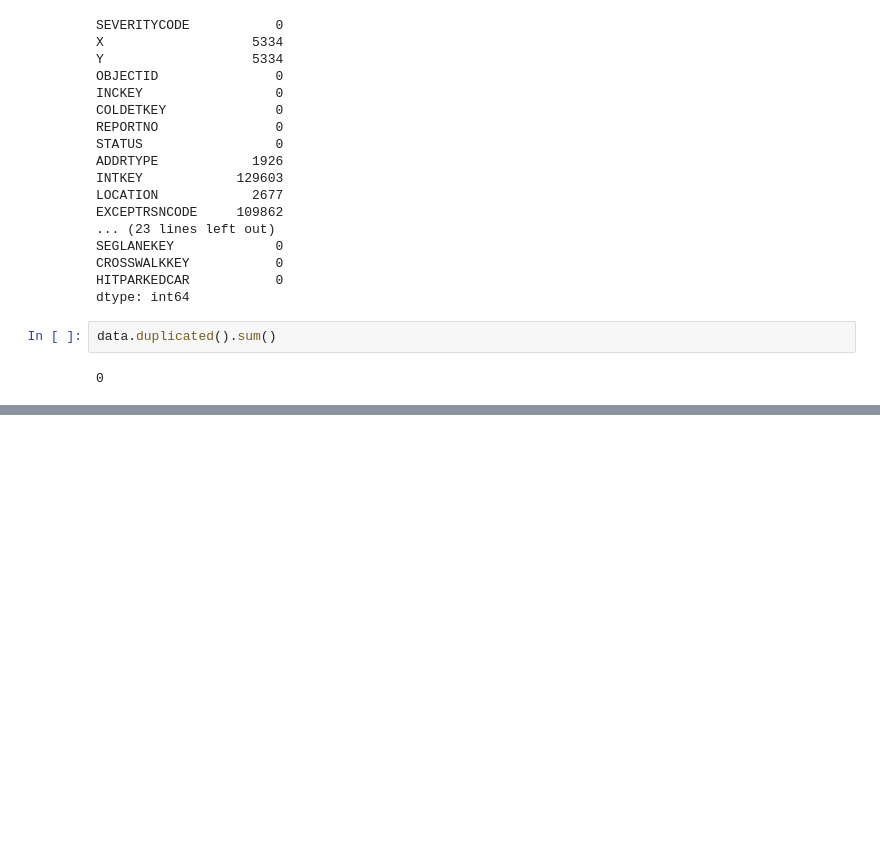
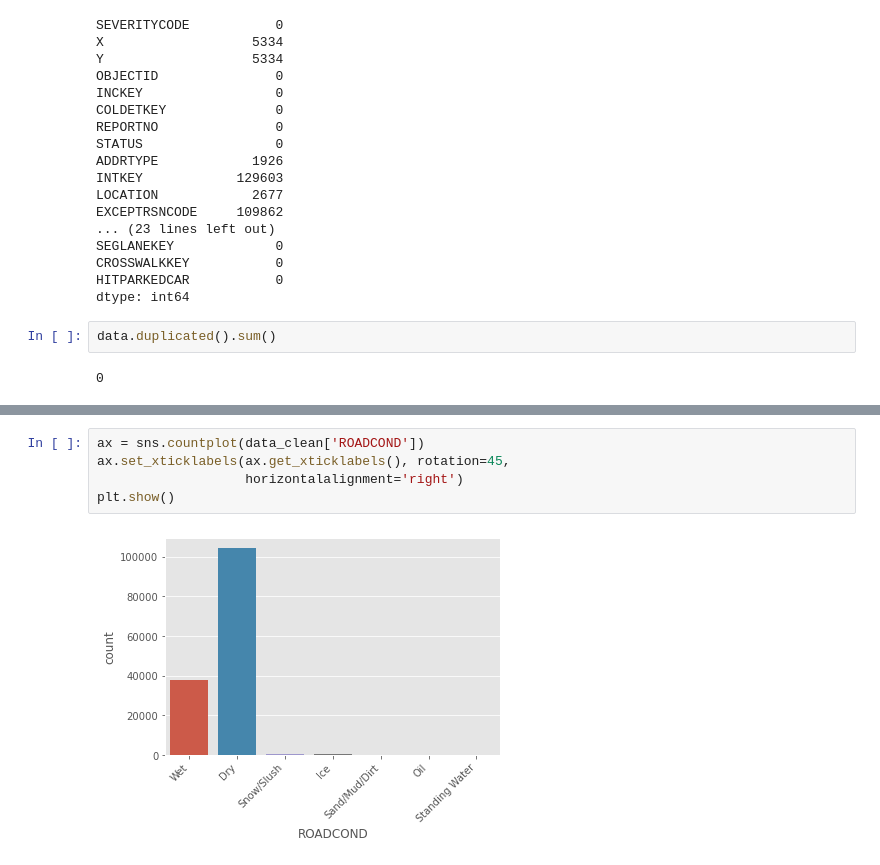
Before and after one commit to BryanBai901/Coursera_Capstone, a Jupyter notebook: Capstone_Main_code.ipynb, the cells around one changed output, grey strips where cells are left out. Saved outputs shown, nothing was run; the diff lists cells and outputs as text; blank space fills up the shorter version.

```diff
--- a/Capstone_Main_code.ipynb
+++ b/Capstone_Main_code.ipynb
@@ -112,0 +225,7 @@ data_clean =
+# %%
+ax = sns.countplot(data_clean['ROADCOND'])
+ax.set_xticklabels(ax.get_xticklabels(), rotation=45,
+                   horizontalalignment='right')
+plt.show()
+# %% [output]
+[figure, added]
```
Also changed, not shown: parts of 29 cells of this notebook.
